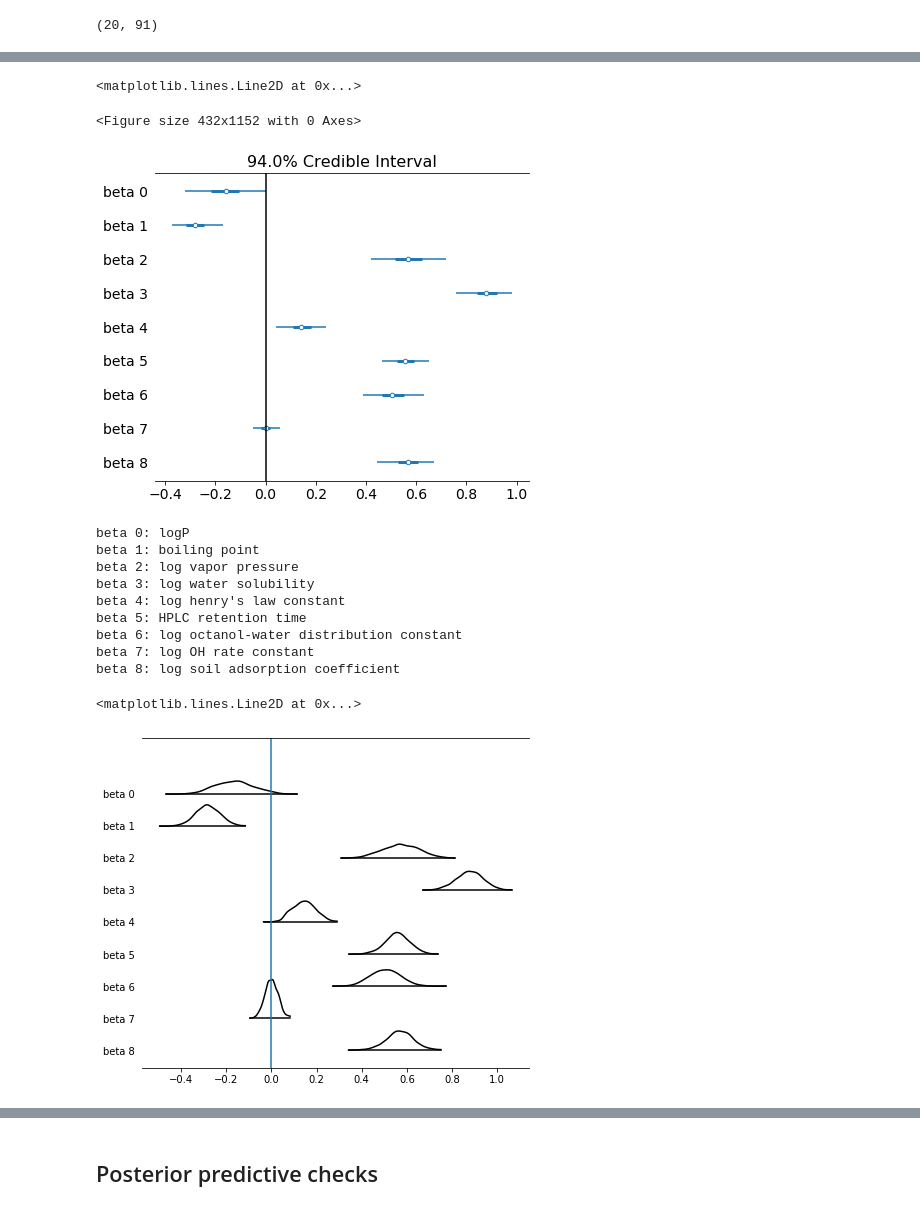
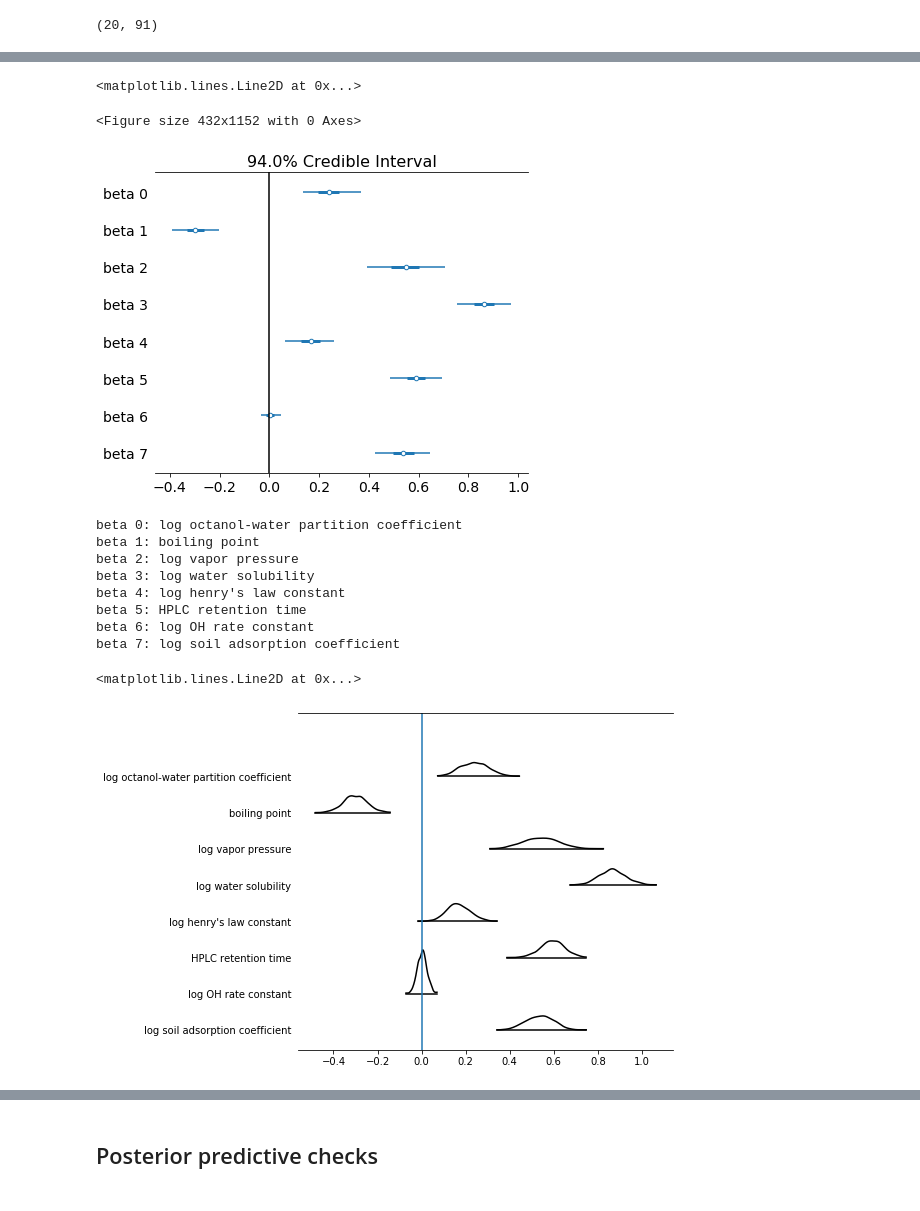
Before and after one commit to puruckertom/occupational_exposure, a Jupyter notebook: notebooks/work_in_progress/hierarchical_logistic_reg.ipynb, the cells around one changed output, grey strips where cells are left out. Cells and saved outputs as stored; diff of their text form; code cells hidden in the pictures.

```diff
--- a/notebooks/work_in_progress/hierarchical_logistic_reg.ipynb
+++ b/notebooks/work_in_progress/hierarchical_logistic_reg.ipynb
@@ -107,11 +108,12 @@ beta 9: logd74_pred
 beta 10: logoh_pred
 beta 11: logkoc_pred
 # %%
-opera_s = opera_s.drop(columns=['logkoa_pred','mp_pred', 'logd74_pred']) # drop highly correlated predictors
+opera_s = opera_s.drop(columns=['logkoa_pred','mp_pred', 'logd55_pred','logd74_pred']) # drop highly correlated predictors
 opera_cols = opera_s.columns.tolist()
 opera_cols.remove('preferred_name')
-opera_cols_med = ['logP','boiling point', 'log vapor pressure', 'log water solubility', "log henry's law constant",
-                 'HPLC retention time', 'log octanol-water distribution constant', 'log OH rate constant', 'log soil adsorption coefficient']
+opera_cols_med = ['log octanol-water partition coefficient','boiling point', 'log vapor pressure', 'log water solubility', "log henry's law constant",
+                 'HPLC retention time', 'log OH rate constant', 'log soil adsorption coefficient']
+
 
 chem_osha = osha.merge(opera_s, left_on='preferred_name', right_on='preferred_name')
 chem_osha = chem_osha.dropna(subset=opera_cols)  # drop rows missing opera predictions
@@ -213,29 +205,28 @@ hist_ax.set_title('Negative ELBO track');
 # %%
 from pymc3 import forestplot
 plt.figure(figsize=(6,16))
-#forestplot(mean_field.sample(1000), kind='ridgeplot', colors='white', var_names=['beta']);
 forestplot(fit.sample(1000), var_names=['beta']);
 plt.axvline(x=0, color='black')
 # %% [output]
 <matplotlib.lines.Line2D at 0x...>
 <Figure size 432x1152 with 0 Axes>
-[figure, old version]
+[figure, new version]
 # %%
 for i, var in enumerate(opera_cols_med):
     print('beta {}: {}'.format(i,var))
 # %% [output]
-beta 0: logP
+beta 0: log octanol-water partition coefficient
 beta 1: boiling point
 beta 2: log vapor pressure
 beta 3: log water solubility
 beta 4: log henry's law constant
 beta 5: HPLC retention time
-beta 6: log octanol-water distribution constant
-beta 7: log OH rate constant
-beta 8: log soil adsorption coefficient
+beta 6: log OH rate constant
+beta 7: log soil adsorption coefficient
 # %%
-fig, axes = forestplot(fit.sample(1000), kind='ridgeplot', var_names=['beta'], ridgeplot_overlap=3, colors='white');
+fig, axes = forestplot(fit.sample(1000), kind='ridgeplot', var_names=['beta'], ridgeplot_overlap=3, colors='white', figsize=(8,5));
+fig.axes[0].set_yticklabels(opera_cols_med[::-1])
 plt.axvline(x=0)
 # %% [output]
 <matplotlib.lines.Line2D at 0x...>
-[figure, old version]
+[figure, new version]
```
Also changed, not shown: parts of 45 cells of this notebook.
